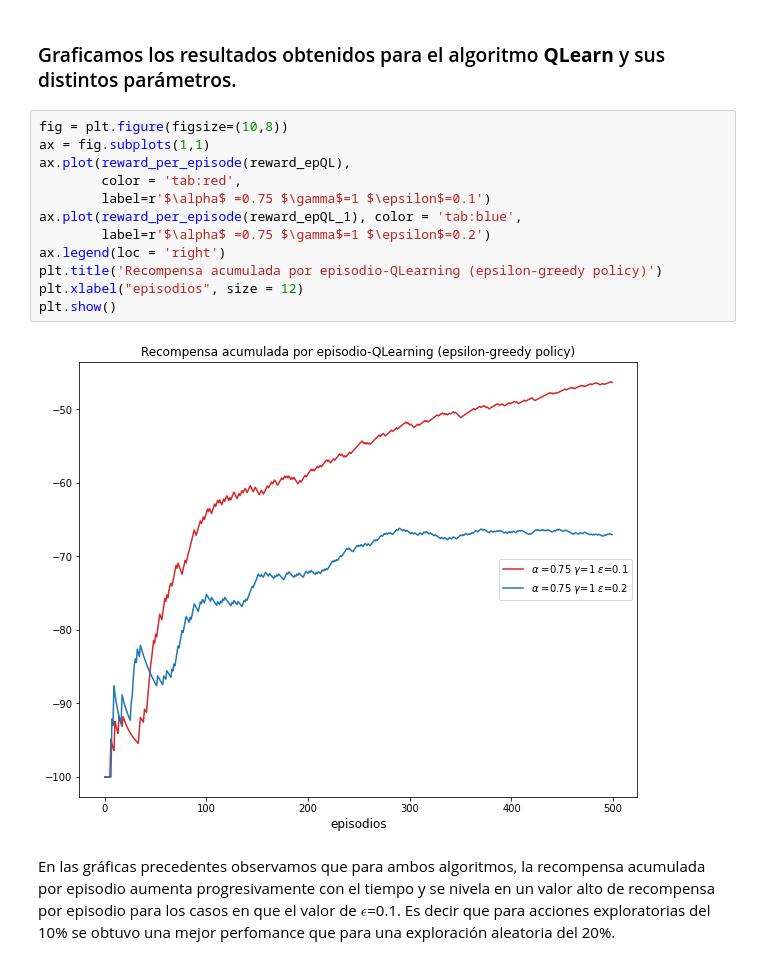
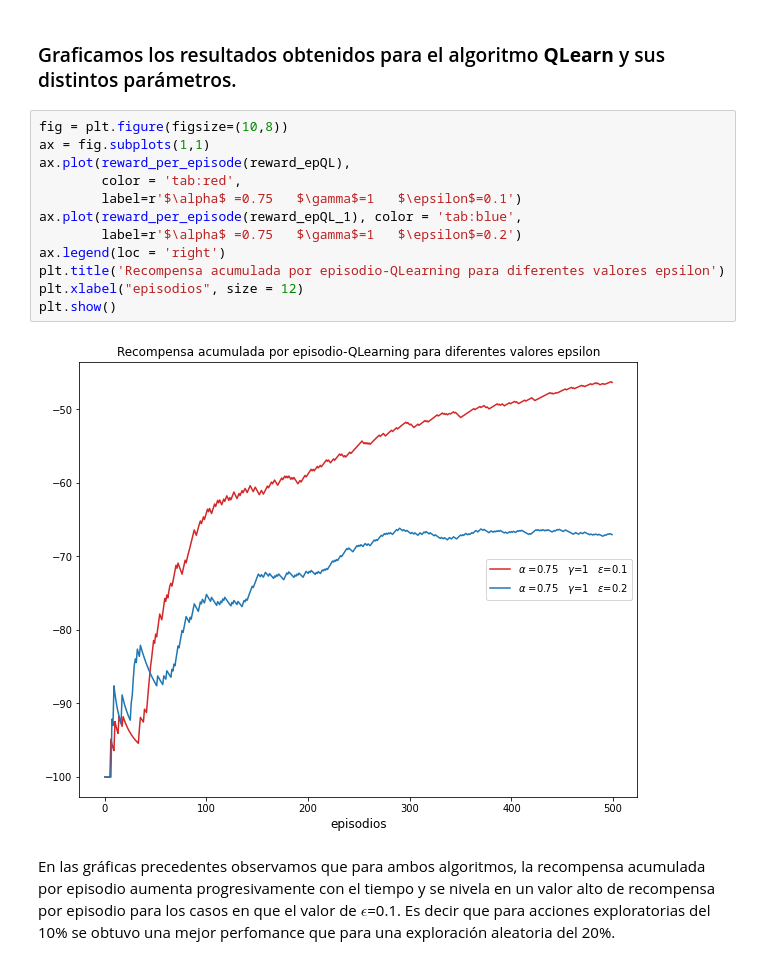
Before and after one commit to SebastianOrmaechea/Reinforcement-Learning, a Jupyter notebook: lab_2_intro_rl_SGO.ipynb, the cells around one changed output. Saved outputs shown, nothing was run; the diff lists cells and outputs as text.

```diff
--- a/lab_2_intro_rl_SGO.ipynb
+++ b/lab_2_intro_rl_SGO.ipynb
@@ -903,17 +900,17 @@ plt.show()
 # %%
 fig = plt.figure(figsize=(10,8))
 ax = fig.subplots(1,1)
 ax.plot(reward_per_episode(reward_epQL),
         color = 'tab:red',
-        label=r'$\alpha$ =0.75 $\gamma$=1 $\epsilon$=0.1')
+        label=r'$\alpha$ =0.75   $\gamma$=1   $\epsilon$=0.1')
 ax.plot(reward_per_episode(reward_epQL_1), color = 'tab:blue',
-        label=r'$\alpha$ =0.75 $\gamma$=1 $\epsilon$=0.2')
+        label=r'$\alpha$ =0.75   $\gamma$=1   $\epsilon$=0.2')
 ax.legend(loc = 'right')
-plt.title('Recompensa acumulada por episodio-QLearning (epsilon-greedy policy)')
+plt.title('Recompensa acumulada por episodio-QLearning para diferentes valores epsilon')
 plt.xlabel("episodios", size = 12)
 plt.show()
 # %% [output]
-[figure, old version]
+[figure, new version]
 # %% [markdown]
 En las gráficas precedentes observamos que para ambos algoritmos, la recompensa acumulada por episodio aumenta progresivamente con el tiempo y se nivela en un valor alto de recompensa por episodio para los casos en que el valor de $\epsilon$=0.1. Es decir que para acciones exploratorias del 10% se obtuvo una mejor perfomance que para una exploración aleatoria del 20%.
 # %%
```
Also changed, not shown: parts of 12 cells of this notebook.
